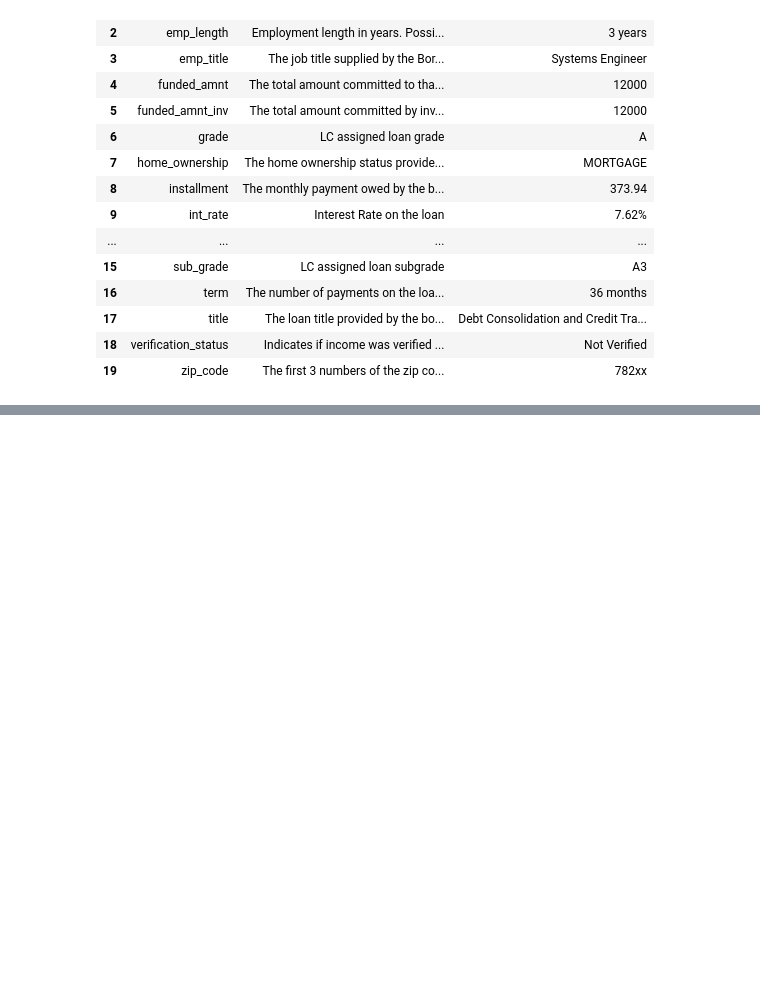
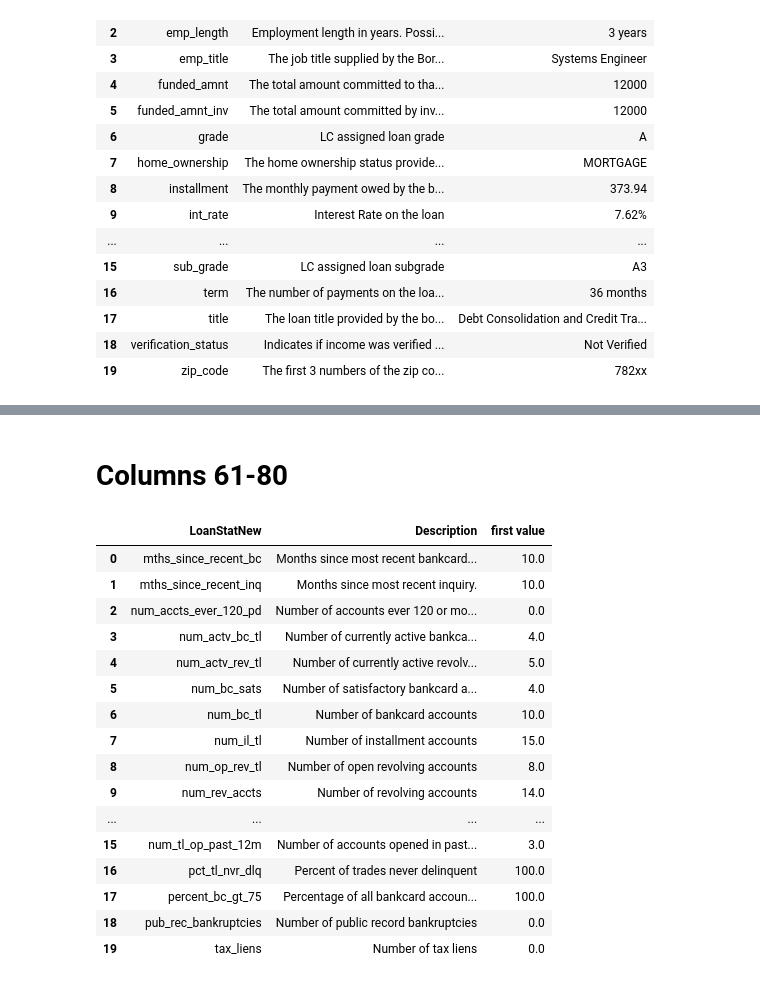
Before and after one commit to ZRupp/lending-club-prediction, a Jupyter notebook: loan-prediction.ipynb, the cells around one changed output, grey strips where cells are left out. Saved outputs shown, nothing was run; the diff lists cells and outputs as text; code cells hidden in the pictures; blank space fills up the shorter version.

```diff
--- a/loan-prediction.ipynb
+++ b/loan-prediction.ipynb
@@ -154,0 +211,22 @@ last_pymnt_d
+# %% [markdown]
+# Columns 61-80
+# %%
+explain_columns(60,80)
+# %% [output]
+|  | LoanStatNew | Description | first value |
+| 0 | mths_since_recent_bc | Months since most recent bankcard... | 10.0 |
+| 1 | mths_since_recent_inq | Months since most recent inquiry. | 10.0 |
+| 2 | num_accts_ever_120_pd | Number of accounts ever 120 or mo... | 0.0 |
+| 3 | num_actv_bc_tl | Number of currently active bankca... | 4.0 |
+| 4 | num_actv_rev_tl | Number of currently active revolv... | 5.0 |
+| 5 | num_bc_sats | Number of satisfactory bankcard a... | 4.0 |
+| 6 | num_bc_tl | Number of bankcard accounts | 10.0 |
+| 7 | num_il_tl | Number of installment accounts | 15.0 |
+| 8 | num_op_rev_tl | Number of open revolving accounts | 8.0 |
+| 9 | num_rev_accts | Number of revolving accounts | 14.0 |
+| ... | ... | ... | ... |
+| 15 | num_tl_op_past_12m | Number of accounts opened in past... | 3.0 |
+| 16 | pct_tl_nvr_dlq | Percent of trades never delinquent | 100.0 |
+| 17 | percent_bc_gt_75 | Percentage of all bankcard accoun... | 100.0 |
+| 18 | pub_rec_bankruptcies | Number of public record bankruptcies | 0.0 |
+| 19 | tax_liens | Number of tax liens | 0.0 |
```
Also changed, not shown: parts of 22 cells of this notebook, 1 other file.
